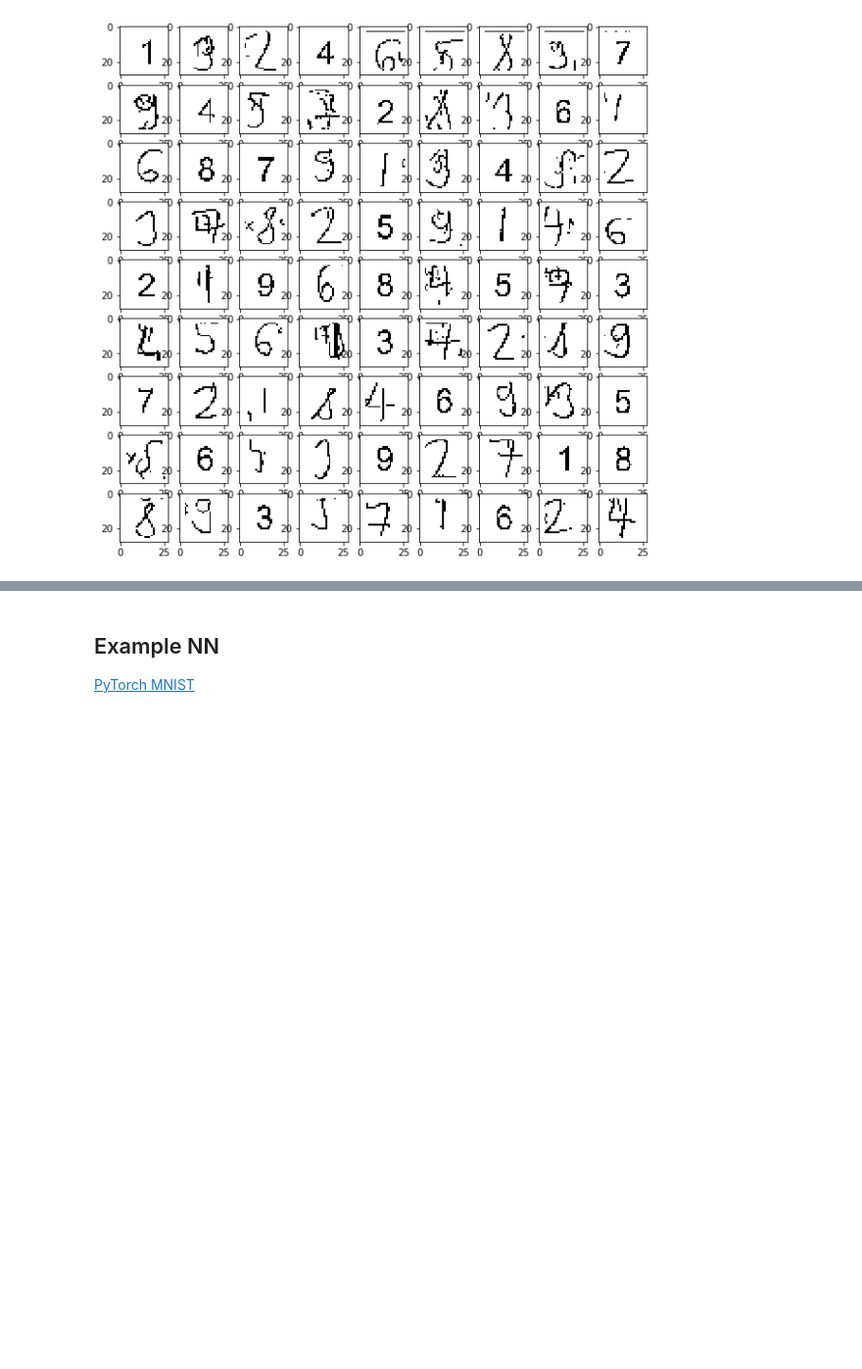
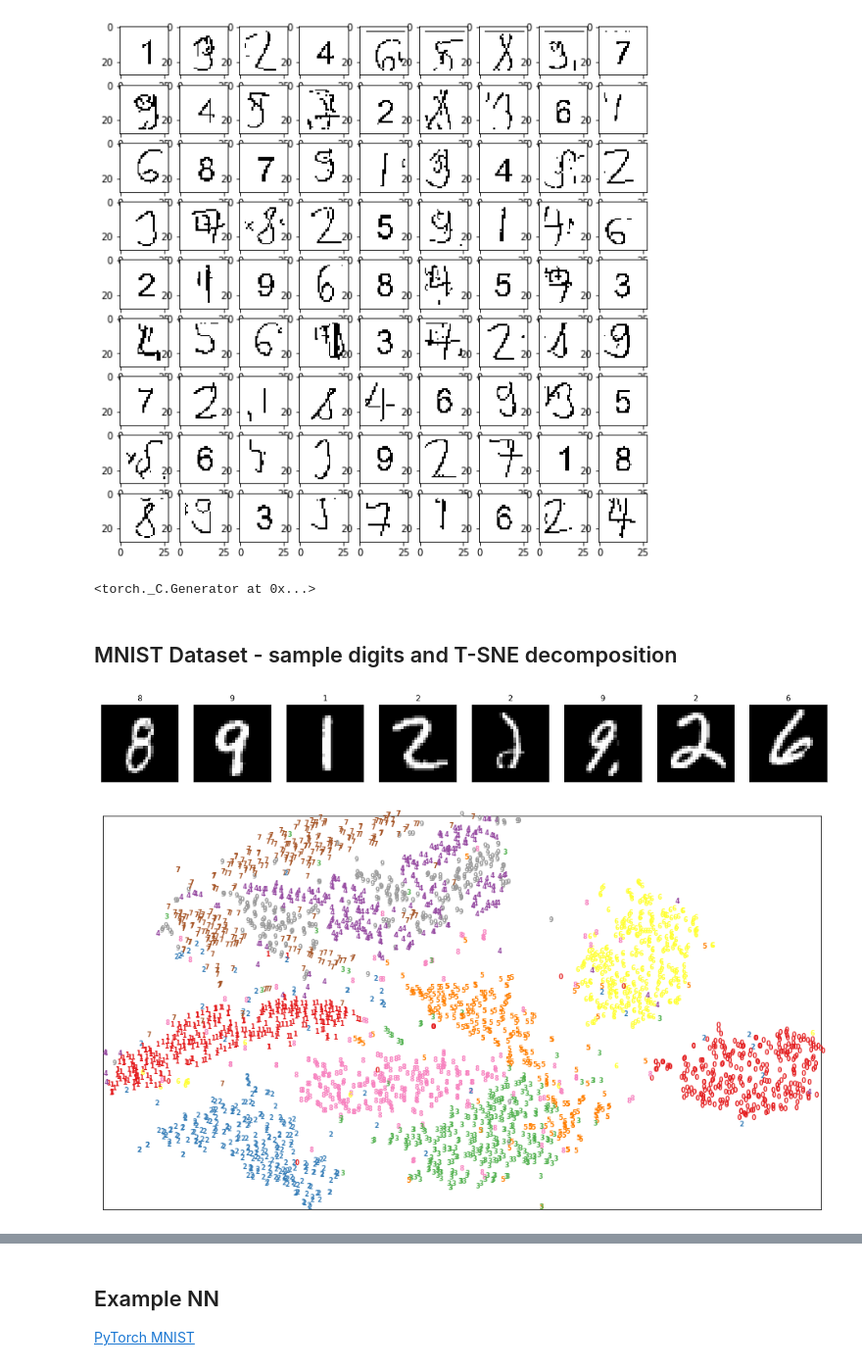
Before and after one commit to iCarrrot/nn_sudoku_project, a Jupyter notebook: Project.ipynb, the cells around one changed output, grey strips where cells are left out. Shown at 98% size. Drawn from its saved outputs; the diff is of its cells as text; code cells hidden in the pictures; blank space fills up the shorter version.

Commit message:
TSNE decomposition on MNIST and own dataset

```diff
--- a/Project.ipynb
+++ b/Project.ipynb
@@ -90,3 +93,16 @@ digits.shape
 # %% [output]
 (6723, 28, 28)
 [figure]
+# %%
+n_epochs = 3
+batch_size_train = 64
+batch_size_test = 64
+learning_rate = 0.01
+momentum = 0.5
+log_interval = 10
+
+random_seed = 1
+torch.backends.cudnn.enabled = False
+torch.manual_seed(random_seed)
+# %% [output]
+<torch._C.Generator at 0x...>
@@ -92,0 +166,7 @@ digits.shape
+# %% [markdown]
+## MNIST Dataset - sample digits and T-SNE decomposition
+# %%
+present_dataset(train_loader)
+# %% [output]
+[figure, added]
+[figure, added]
```
Also changed, not shown: parts of 9 cells of this notebook.
